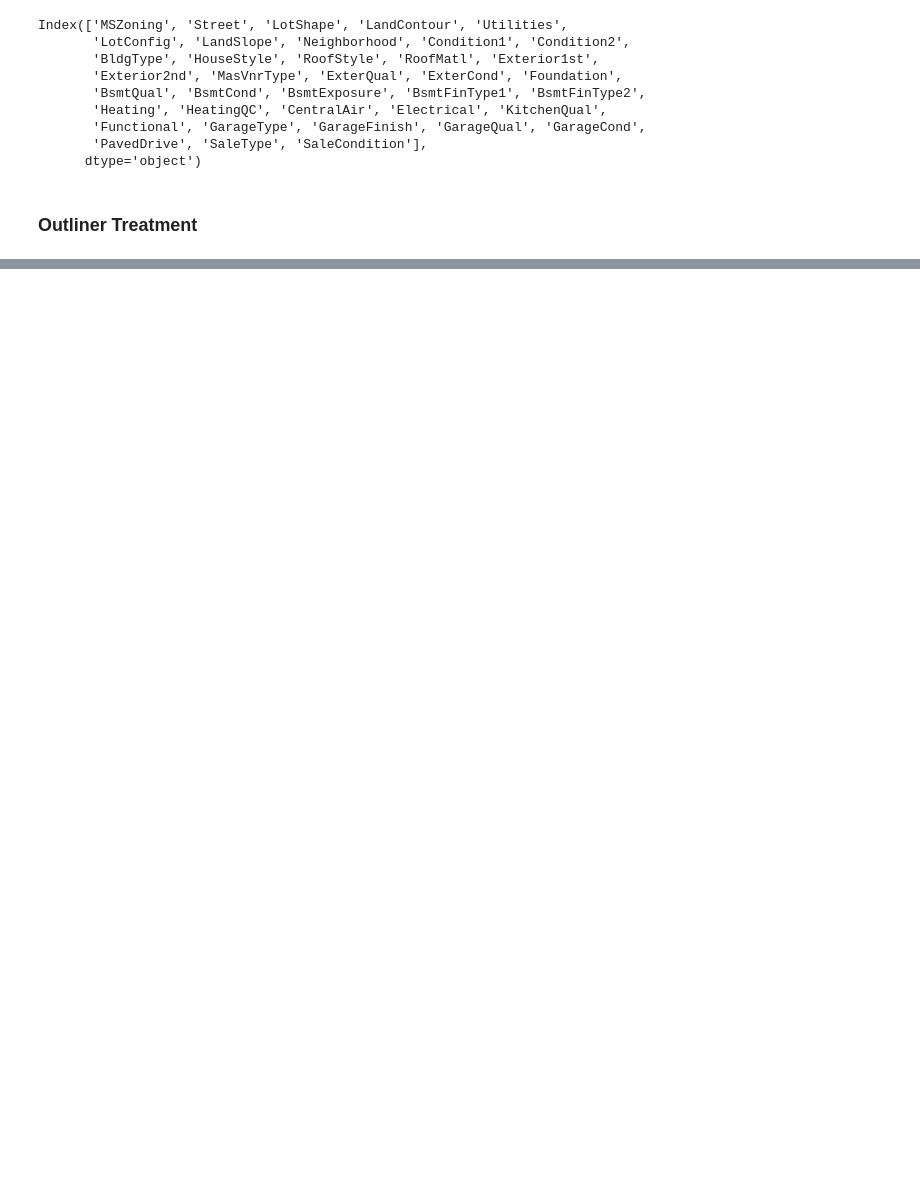
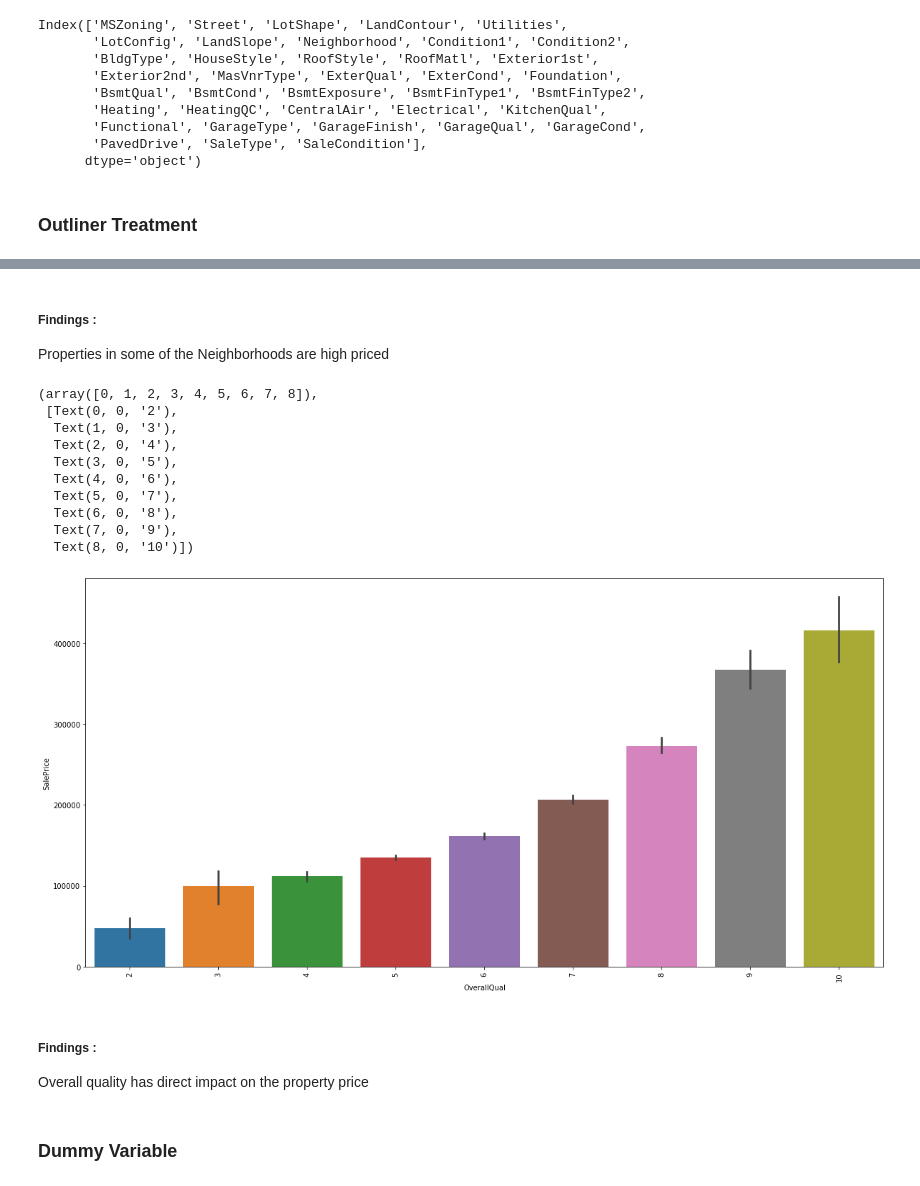
Before and after one commit to namadipta/House-Price-Prediction, a Jupyter notebook: House-Price-Prediction.ipynb, the cells around one changed output, grey strips where cells are left out. Cells and saved outputs as stored; diff of their text form; code cells hidden in the pictures; blank space fills up the shorter version.

```diff
--- a/House-Price-Prediction.ipynb
+++ b/House-Price-Prediction.ipynb
@@ -260,0 +273,26 @@ for i,col_x in enumerate(numeric_col):
+# %% [markdown]
+##### Findings :
+Properties in some of the Neighborhoods are high priced
+# %%
+# plot 'overall condition' with respect to 'Saleprice'
+
+plt.figure(figsize=(20, 10))
+sns.barplot(x="OverallQual", y="SalePrice", data= df_data)
+plt.xticks(rotation=90)
+# %% [output]
+(array([0, 1, 2, 3, 4, 5, 6, 7, 8]),
+ [Text(0, 0, '2'),
+  Text(1, 0, '3'),
+  Text(2, 0, '4'),
+  Text(3, 0, '5'),
+  Text(4, 0, '6'),
+  Text(5, 0, '7'),
+  Text(6, 0, '8'),
+  Text(7, 0, '9'),
+  Text(8, 0, '10')])
+[figure, added]
+# %% [markdown]
+##### Findings :
+Overall quality has direct impact on the property price
+# %% [markdown]
+### Dummy Variable
```
Also changed, not shown: parts of 59 cells of this notebook.
